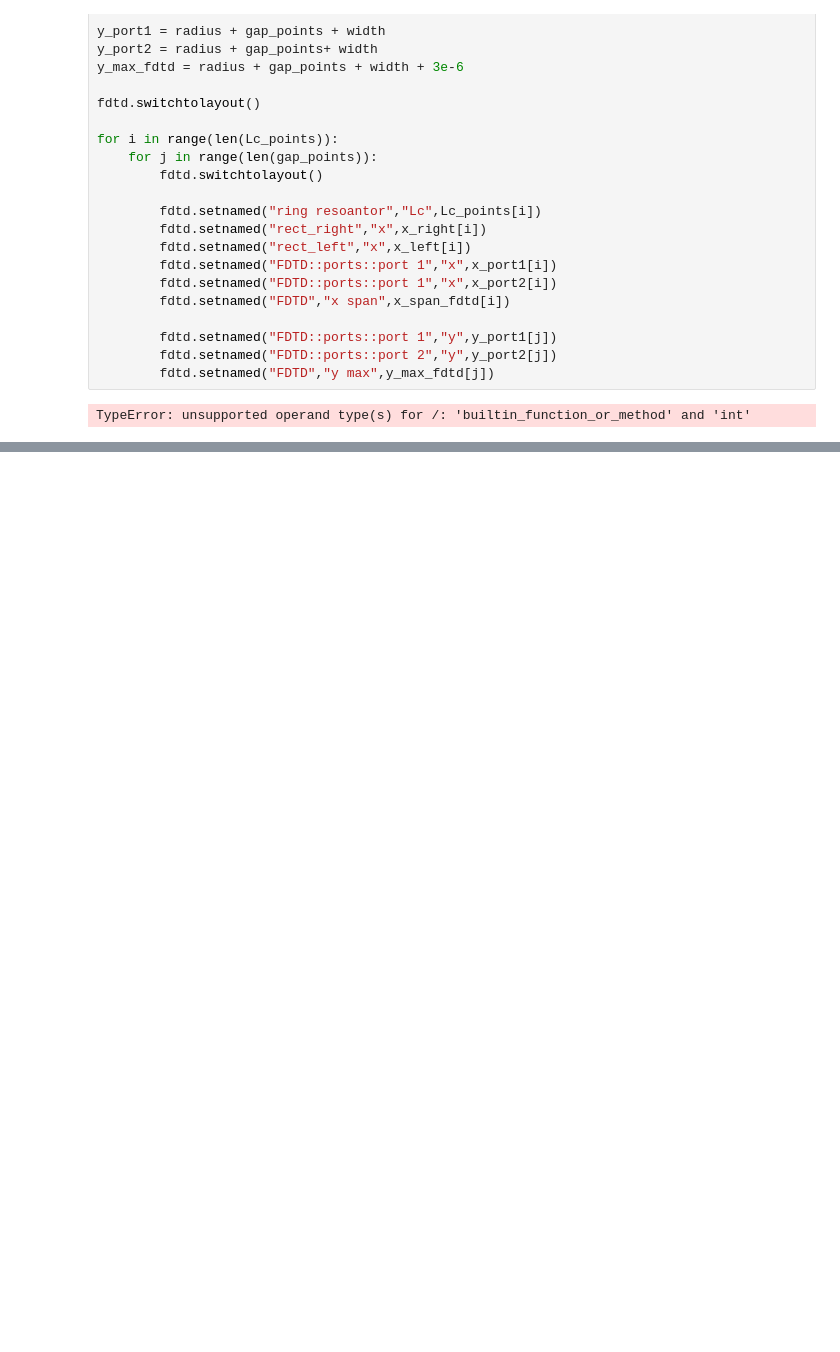
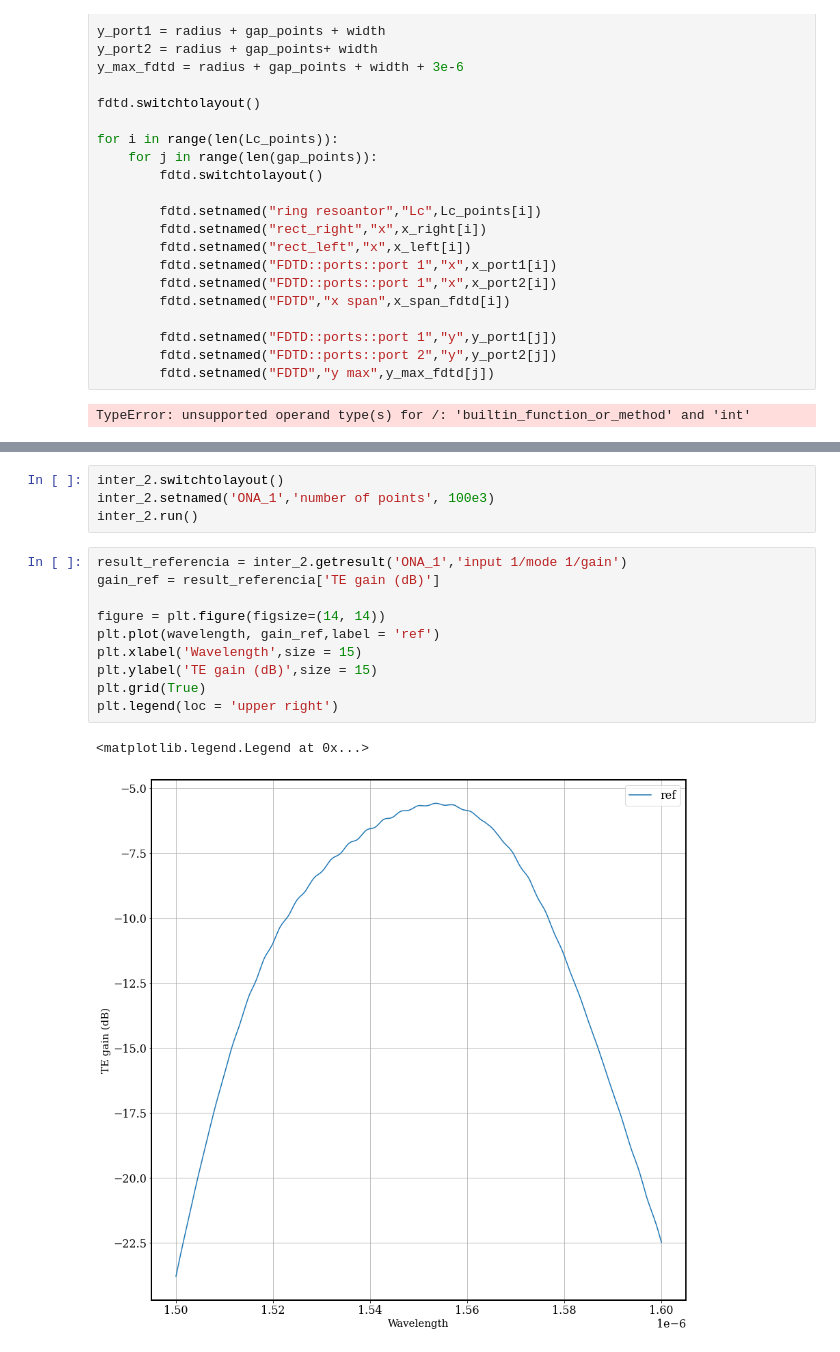
Before and after one commit to moisesoliveira08/Ring-Resonator, a Jupyter notebook: Ring-Resonator/halfring_straight.ipynb, the cells around one changed output, grey strips where cells are left out. Saved outputs shown, nothing was run; the diff lists cells and outputs as text; blank space fills up the shorter version.

```diff
--- a/Ring-Resonator/halfring_straight.ipynb
+++ b/Ring-Resonator/halfring_straight.ipynb
@@ -501,0 +548,17 @@ TypeError: unsupported operand type(s) for /: 'builtin_function_or_method' and '
+# %%
+inter_2.switchtolayout()
+inter_2.setnamed('ONA_1','number of points', 100e3)
+inter_2.run()
+# %%
+result_referencia = inter_2.getresult('ONA_1','input 1/mode 1/gain')
+gain_ref = result_referencia['TE gain (dB)']
+
+figure = plt.figure(figsize=(14, 14))
+plt.plot(wavelength, gain_ref,label = 'ref')
+plt.xlabel('Wavelength',size = 15)
+plt.ylabel('TE gain (dB)',size = 15)
+plt.grid(True)
+plt.legend(loc = 'upper right')
+# %% [output]
+<matplotlib.legend.Legend at 0x...>
+[figure, added]
```
Also changed, not shown: parts of 46 cells of this notebook, 30 other files.
